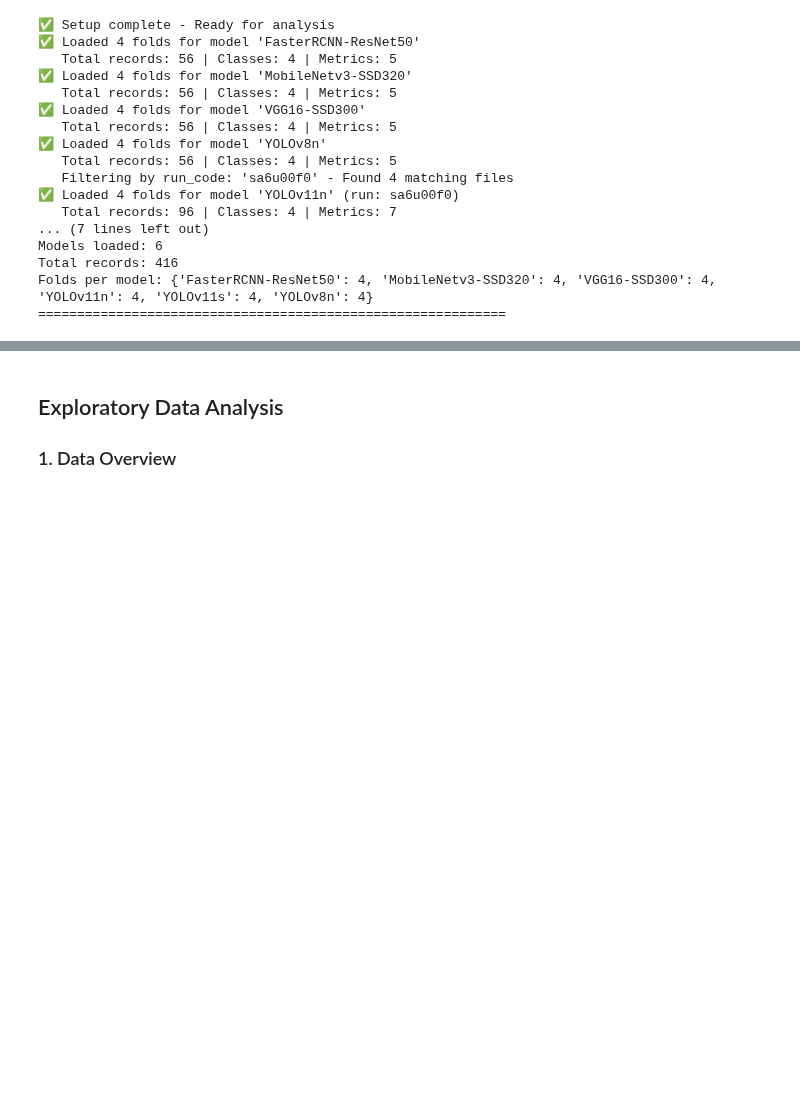
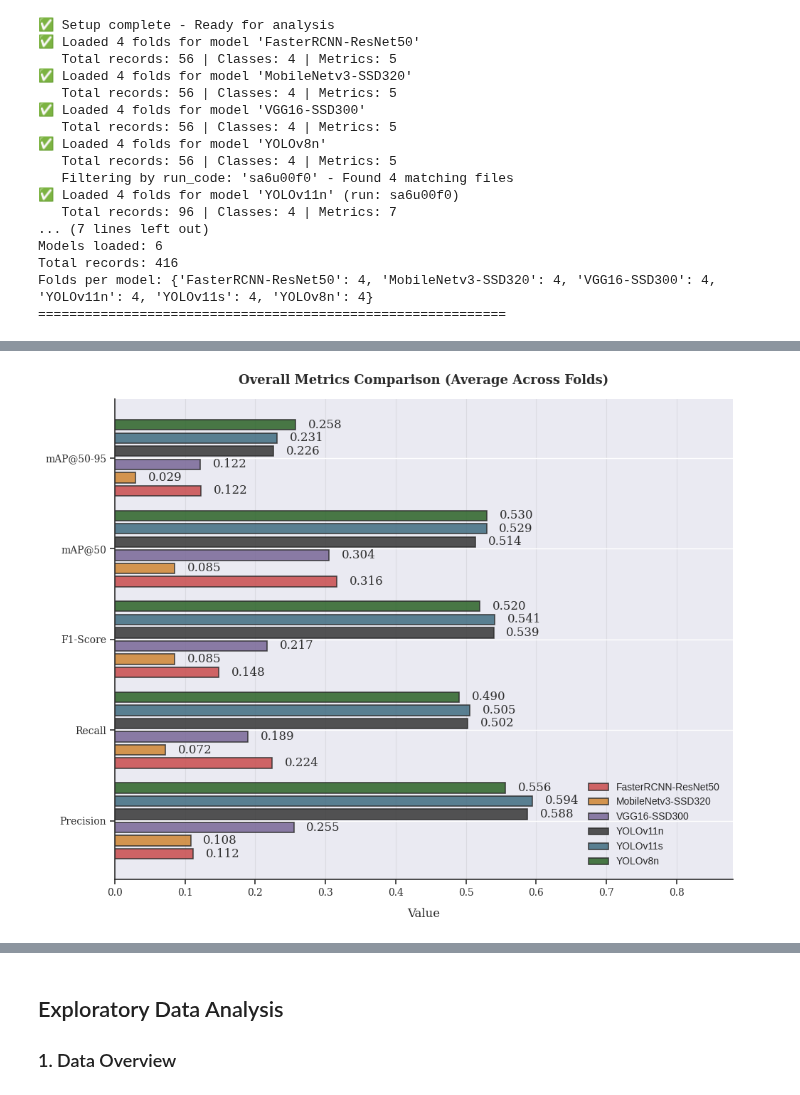
Before and after one commit to lorenzo-arcioni/Computer-Science-Sapienza, a Jupyter notebook: Computer Vision/project/baselines_results_eda.ipynb, the cells around one changed output, grey strips where cells are left out. Drawn from its saved outputs; the diff is of its cells as text; code cells hidden in the pictures; blank space fills up the shorter version.

```diff
--- a/Computer Vision/project/baselines_results_eda.ipynb
+++ b/Computer Vision/project/baselines_results_eda.ipynb
@@ -253,6 +253,8 @@ Folds per model: {'FasterRCNN-ResNet50': 4, 'MobileNetv3-SSD320': 4, 'VGG16-SSD3
 mask = (df['class'] == 'mean') & (df['model'].str.contains('YOLOv11'))
 df.loc[mask & (df['metric'] == 'ap50'), 'metric'] = 'mAP50'
 df.loc[mask & (df['metric'] == 'ap75'), 'metric'] = 'mAP75'
+df.loc[mask & (df['metric'] == 'map'), 'metric'] = 'mAP'
+
 
 # Verifica il risultato
 print(df[(df['class'] == 'mean') & (df['model'].str.contains('YOLOv11'))]['metric'].unique())
@@ -261 +290,78 @@ print(df[(df['class'] == 'mean') & (df['model'].str.contains('YOLOv11'))]['metri
+# %%
+# === FIGURA 1: METRICHE GENERALI ===
+fig1, ax1 = plt.subplots(figsize=(10, 8))
+fig1.patch.set_facecolor('white')
+
+map_metric = 'mAP50' if 'mAP50' in df_mean['metric'].values else 'ap50'
+metrics = ['precision', 'recall', 'f1', map_metric, 'mAP']
+
+y_pos = np.arange(len(metrics)) * 8.5
+bar_height = 0.95
+offset = np.linspace(-(len(models)-1)*bar_height/2, (len(models)-1)*bar_height/2, len(models)) * 1.3
+
+for i, model in enumerate(models):
+    values = []
+    for metric in metrics:
+        val = df_mean[(df_mean['model'] == model) & (df_mean['metric'] == metric)]['value'].values
+        values.append(val[0] if len(val) > 0 else 0)
+
+    bars = ax1.barh(
+        y_pos + offset[i],
+        values,
+        bar_height,
+        label=model,
+        color=model_colors[model],
+        alpha=0.85,
+        edgecolor='#2d2d2d',
+        linewidth=1.2
+    )
+
+    for bar, value in zip(bars, values):
+        if value > 0:
+            ax1.text(
+                bar.get_width() + 0.018,
+                bar.get_y() + bar.get_height()/2,
+                f'{value:.3f}',
+                va='center',
+                ha='left',
+                fontsize=12,
+                fontweight='500',
+                color='#2d2d2d',
+                fontfamily='serif'
+            )
+
+ax1.set_yticks(y_pos)
+ax1.set_yticklabels(['Precision', 'Recall', 'F1-Score', 'mAP@50', 'mAP@50-95'],
+                     fontsize=11, fontweight='500', fontfamily='serif')
+ax1.set_xlabel('Value', fontsize=12, fontweight='500', color='#2d2d2d', fontfamily='serif', labelpad=10)
+ax1.set_title('Overall Metrics Comparison (Average Across Folds)',
+              fontsize=13, fontweight='600', pad=15, color='#2d2d2d', fontfamily='serif')
+
+legend1 = ax1.legend(loc='lower right', fontsize=10, framealpha=0.95,
+                     edgecolor='#2d2d2d', borderpad=0.8, fancybox=False)
+legend1.get_frame().set_facecolor('white')
+legend1.get_frame().set_linewidth(1.2)
+
+ax1.grid(axis='x', alpha=0.15, linestyle='-', linewidth=0.8, color='#888888')
+ax1.set_xlim(0, 0.88)
+ax1.set_ylim(-5.5, y_pos[-1] + 5.5)
+ax1.set_axisbelow(True)
+
+ax1.spines['top'].set_visible(False)
+ax1.spines['right'].set_visible(False)
+ax1.spines['left'].set_linewidth(1.2)
+ax1.spines['bottom'].set_linewidth(1.2)
+ax1.spines['left'].set_color('#2d2d2d')
+ax1.spines['bottom'].set_color('#2d2d2d')
+
+ax1.tick_params(colors='#2d2d2d', labelsize=10, width=1.2, length=5)
+for label in ax1.get_xticklabels():
+    label.set_fontfamily('serif')
+
+plt.tight_layout()
+plt.savefig("./results/images/baselines/model_metrics_overall.png",
+            dpi=300, bbox_inches='tight', facecolor='white')
+plt.show()
+# %% [output]
+[figure, added]
 # %%
```
Also changed, not shown: parts of 3 cells of this notebook.
